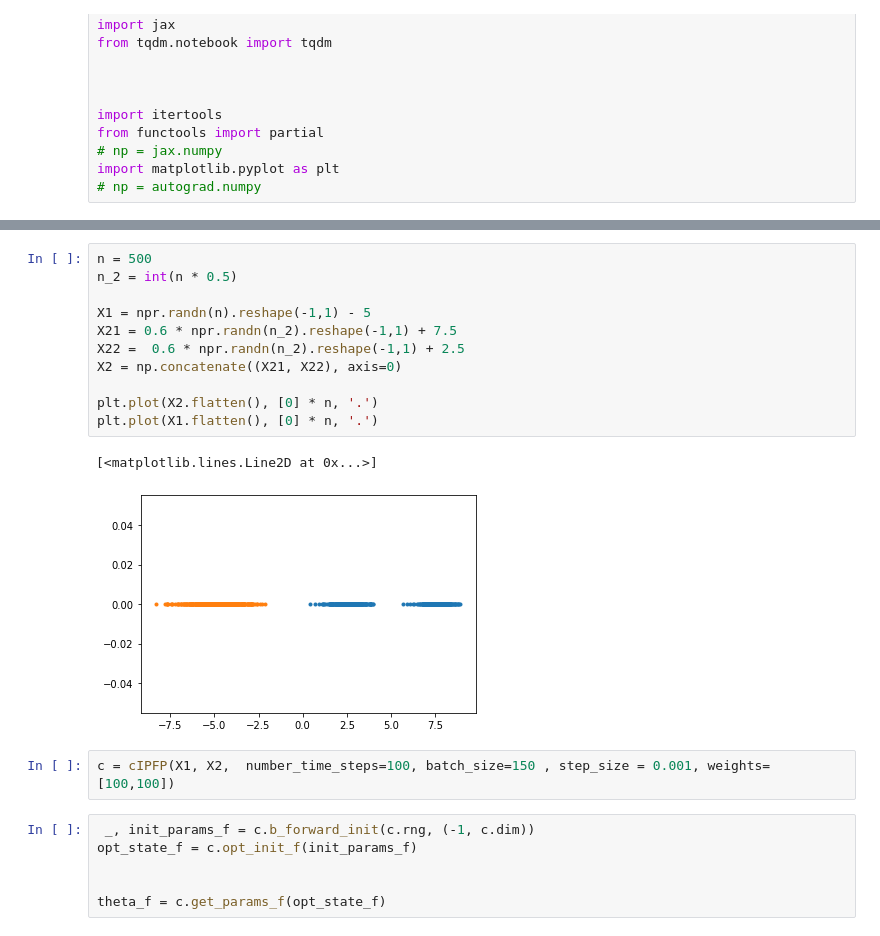
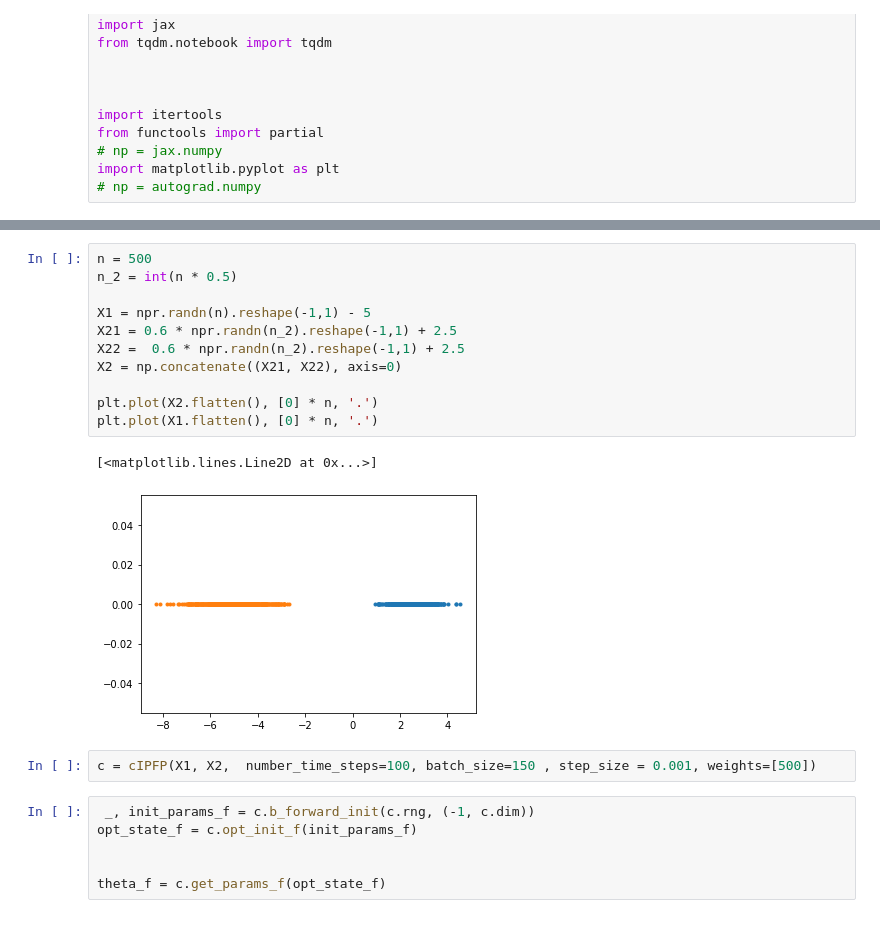
Before and after one commit to franciscovargas/SC-IPFP, a Jupyter notebook: notebooks/test_forwards_backwards-vmap-unimodal.ipynb, the cells around one changed output, grey strips where cells are left out. Cells and saved outputs as stored; diff of their text form.

```diff
--- a/notebooks/test_forwards_backwards-vmap-unimodal.ipynb
+++ b/notebooks/test_forwards_backwards-vmap-unimodal.ipynb
@@ -268,19 +258,19 @@ class cIPFP(object):
 # %%
 n = 500
 n_2 = int(n * 0.5)
 
 X1 = npr.randn(n).reshape(-1,1) - 5
-X21 = 0.6 * npr.randn(n_2).reshape(-1,1) + 7.5
+X21 = 0.6 * npr.randn(n_2).reshape(-1,1) + 2.5
 X22 =  0.6 * npr.randn(n_2).reshape(-1,1) + 2.5
 X2 = np.concatenate((X21, X22), axis=0)
 
 plt.plot(X2.flatten(), [0] * n, '.')
 plt.plot(X1.flatten(), [0] * n, '.')
 # %% [output]
 [<matplotlib.lines.Line2D at 0x...>]
-[figure, old version]
+[figure, new version]
 # %%
-c = cIPFP(X1, X2,  number_time_steps=100, batch_size=150 , step_size = 0.001, weights=[100,100])
+c = cIPFP(X1, X2,  number_time_steps=100, batch_size=150 , step_size = 0.001, weights=[500])
 # %%
  _, init_params_f = c.b_forward_init(c.rng, (-1, c.dim))
 opt_state_f = c.opt_init_f(init_params_f)
```
Also changed, not shown: parts of 6 cells of this notebook, 2 other files.
